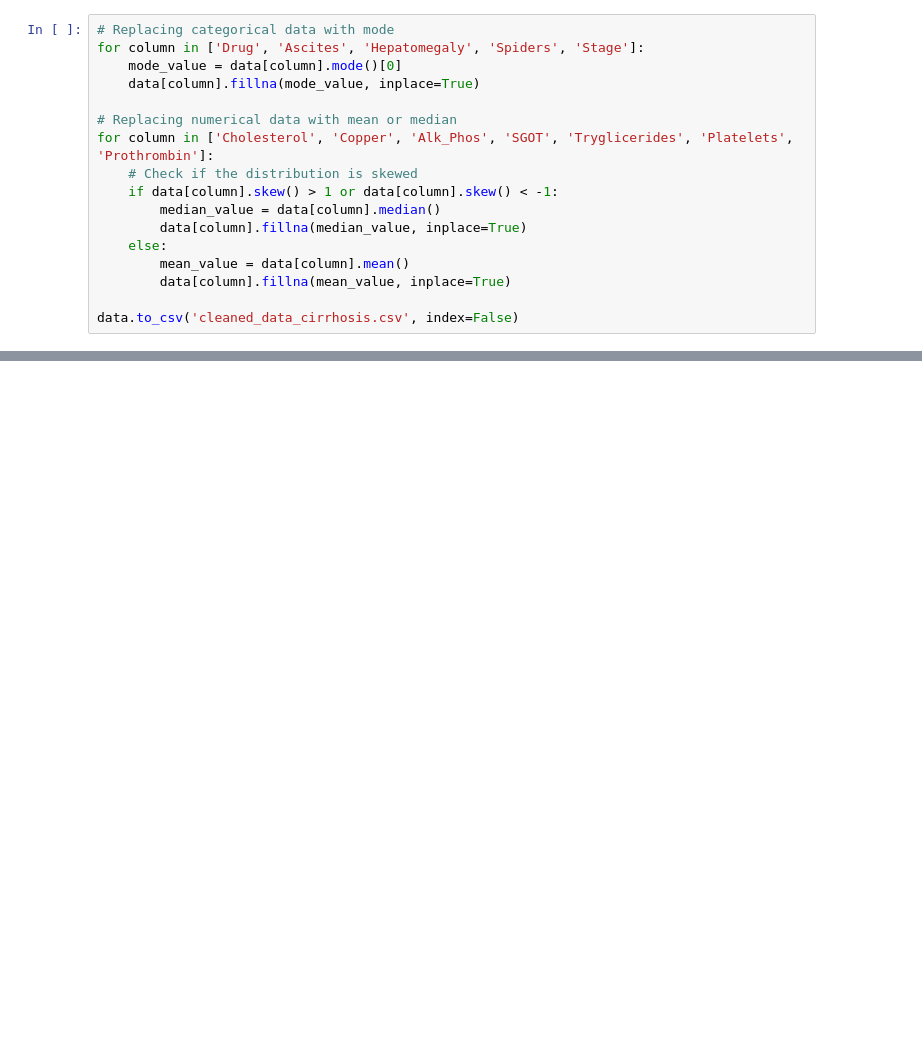
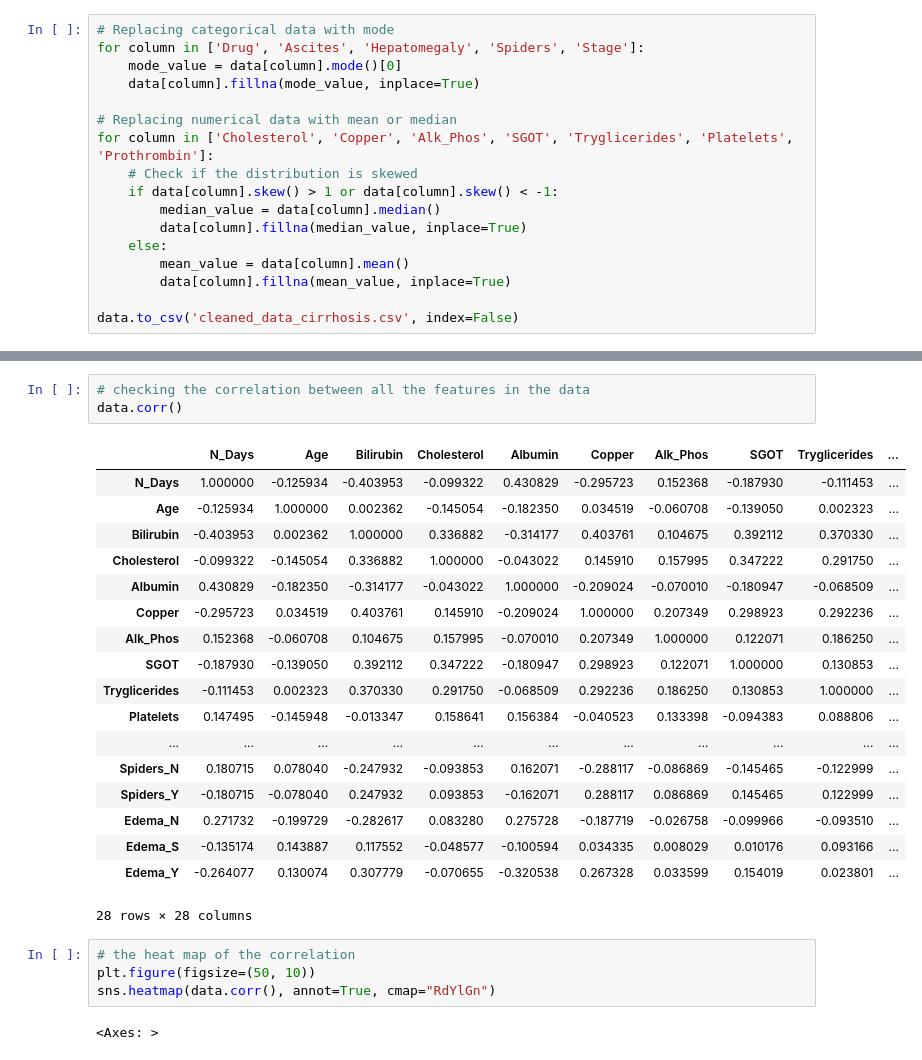
Before and after one commit to sanalpillai/ML-Data-Cleaning-and-Feature-Selection, a Jupyter notebook: ML Data Cleaning and Feature Selection.ipynb, the cells around one changed output, grey strips where cells are left out. Cells and saved outputs as stored; diff of their text form; blank space fills up the shorter version.

```diff
--- a/ML Data Cleaning and Feature Selection.ipynb
+++ b/ML Data Cleaning and Feature Selection.ipynb
@@ -157,0 +232,28 @@ Index(['ID', 'N_Days', 'Status', 'Drug', 'Age', 'Sex', 'Ascites',
+# %%
+# checking the correlation between all the features in the data
+data.corr()
+# %% [output]
+|  | N_Days | Age | Bilirubin | Cholesterol | Albumin | Copper | Alk_Phos | SGOT | Tryglicerides | ... |
+| N_Days | 1.000000 | -0.125934 | -0.403953 | -0.099322 | 0.430829 | -0.295723 | 0.152368 | -0.187930 | -0.111453 | ... |
+| Age | -0.125934 | 1.000000 | 0.002362 | -0.145054 | -0.182350 | 0.034519 | -0.060708 | -0.139050 | 0.002323 | ... |
+| Bilirubin | -0.403953 | 0.002362 | 1.000000 | 0.336882 | -0.314177 | 0.403761 | 0.104675 | 0.392112 | 0.370330 | ... |
+| Cholesterol | -0.099322 | -0.145054 | 0.336882 | 1.000000 | -0.043022 | 0.145910 | 0.157995 | 0.347222 | 0.291750 | ... |
+| Albumin | 0.430829 | -0.182350 | -0.314177 | -0.043022 | 1.000000 | -0.209024 | -0.070010 | -0.180947 | -0.068509 | ... |
+| Copper | -0.295723 | 0.034519 | 0.403761 | 0.145910 | -0.209024 | 1.000000 | 0.207349 | 0.298923 | 0.292236 | ... |
+| Alk_Phos | 0.152368 | -0.060708 | 0.104675 | 0.157995 | -0.070010 | 0.207349 | 1.000000 | 0.122071 | 0.186250 | ... |
+| SGOT | -0.187930 | -0.139050 | 0.392112 | 0.347222 | -0.180947 | 0.298923 | 0.122071 | 1.000000 | 0.130853 | ... |
+| Tryglicerides | -0.111453 | 0.002323 | 0.370330 | 0.291750 | -0.068509 | 0.292236 | 0.186250 | 0.130853 | 1.000000 | ... |
+| Platelets | 0.147495 | -0.145948 | -0.013347 | 0.158641 | 0.156384 | -0.040523 | 0.133398 | -0.094383 | 0.088806 | ... |
+| ... | ... | ... | ... | ... | ... | ... | ... | ... | ... | ... |
+| Spiders_N | 0.180715 | 0.078040 | -0.247932 | -0.093853 | 0.162071 | -0.288117 | -0.086869 | -0.145465 | -0.122999 | ... |
+| Spiders_Y | -0.180715 | -0.078040 | 0.247932 | 0.093853 | -0.162071 | 0.288117 | 0.086869 | 0.145465 | 0.122999 | ... |
+| Edema_N | 0.271732 | -0.199729 | -0.282617 | 0.083280 | 0.275728 | -0.187719 | -0.026758 | -0.099966 | -0.093510 | ... |
+| Edema_S | -0.135174 | 0.143887 | 0.117552 | -0.048577 | -0.100594 | 0.034335 | 0.008029 | 0.010176 | 0.093166 | ... |
+| Edema_Y | -0.264077 | 0.130074 | 0.307779 | -0.070655 | -0.320538 | 0.267328 | 0.033599 | 0.154019 | 0.023801 | ... |
+28 rows × 28 columns
+# %%
+# the heat map of the correlation
+plt.figure(figsize=(50, 10))
+sns.heatmap(data.corr(), annot=True, cmap="RdYlGn")
+# %% [output]
+<Axes: >
```
Also changed, not shown: parts of 9 cells of this notebook.
